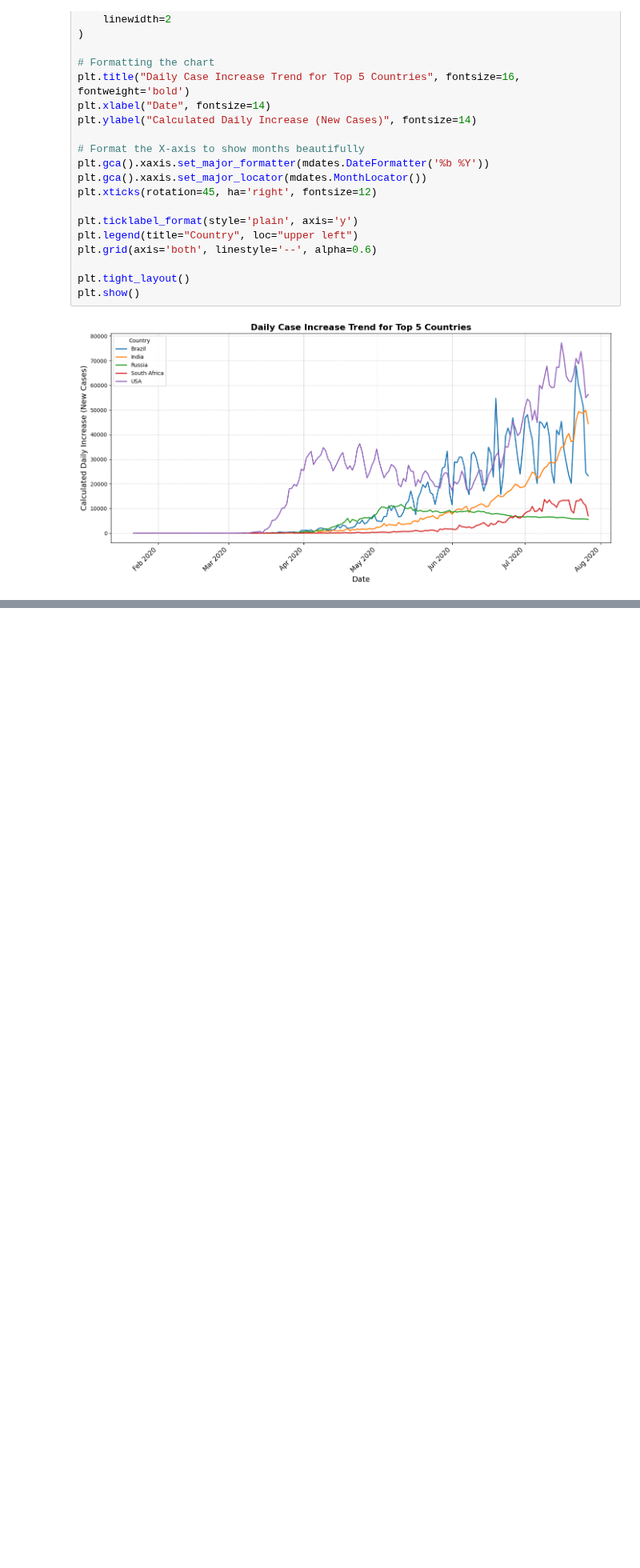
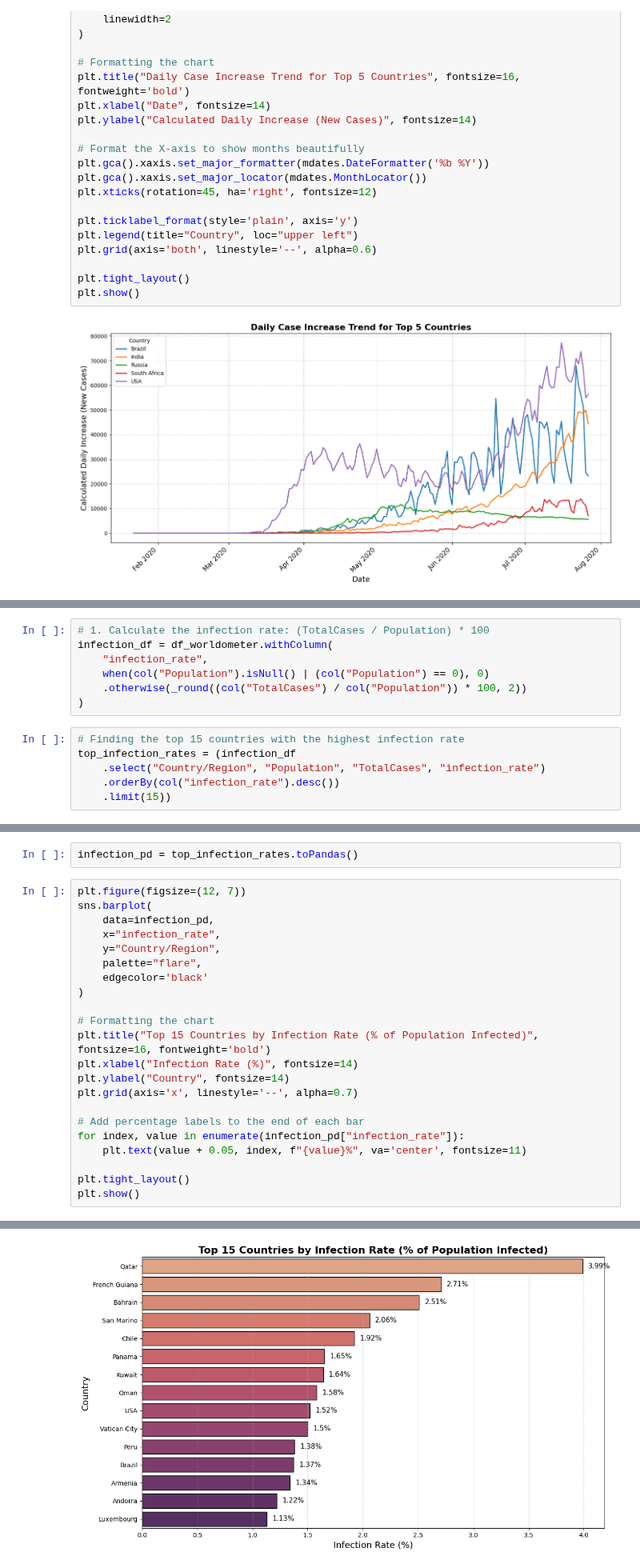
Before and after one commit to amitkr069/DataAnalysisCovid19, a Jupyter notebook: covid_analysis.ipynb, the cells around one changed output, grey strips where cells are left out. Shown at 80% size. Drawn from its saved outputs; the diff is of its cells as text; blank space fills up the shorter version.

```diff
--- a/covid_analysis.ipynb
+++ b/covid_analysis.ipynb
@@ -842,0 +937,13 @@ plt.show()
+# %%
+# 1. Calculate the infection rate: (TotalCases / Population) * 100
+infection_df = df_worldometer.withColumn(
+    "infection_rate",
+    when(col("Population").isNull() | (col("Population") == 0), 0)
+    .otherwise(_round((col("TotalCases") / col("Population")) * 100, 2))
+)
+# %%
+# Finding the top 15 countries with the highest infection rate
+top_infection_rates = (infection_df
+    .select("Country/Region", "Population", "TotalCases", "infection_rate")
+    .orderBy(col("infection_rate").desc())
+    .limit(15))
@@ -842,0 +975,25 @@ plt.show()
+# %%
+infection_pd = top_infection_rates.toPandas()
+# %%
+plt.figure(figsize=(12, 7))
+sns.barplot(
+    data=infection_pd,
+    x="infection_rate",
+    y="Country/Region",
+    palette="flare",
+    edgecolor='black'
+)
+
+# Formatting the chart
+plt.title("Top 15 Countries by Infection Rate (% of Population Infected)", fontsize=16, fontweight='bold')
+plt.xlabel("Infection Rate (%)", fontsize=14)
+plt.ylabel("Country", fontsize=14)
+plt.grid(axis='x', linestyle='--', alpha=0.7)
+
+# Add percentage labels to the end of each bar
+for index, value in enumerate(infection_pd["infection_rate"]):
+    plt.text(value + 0.05, index, f"{value}%", va='center', fontsize=11)
+
+plt.tight_layout()
+plt.show()
+# %% [output]
@@ -842,0 +1003 @@ plt.show()
+[figure, added]
```
Also changed, not shown: parts of 15 cells of this notebook.
